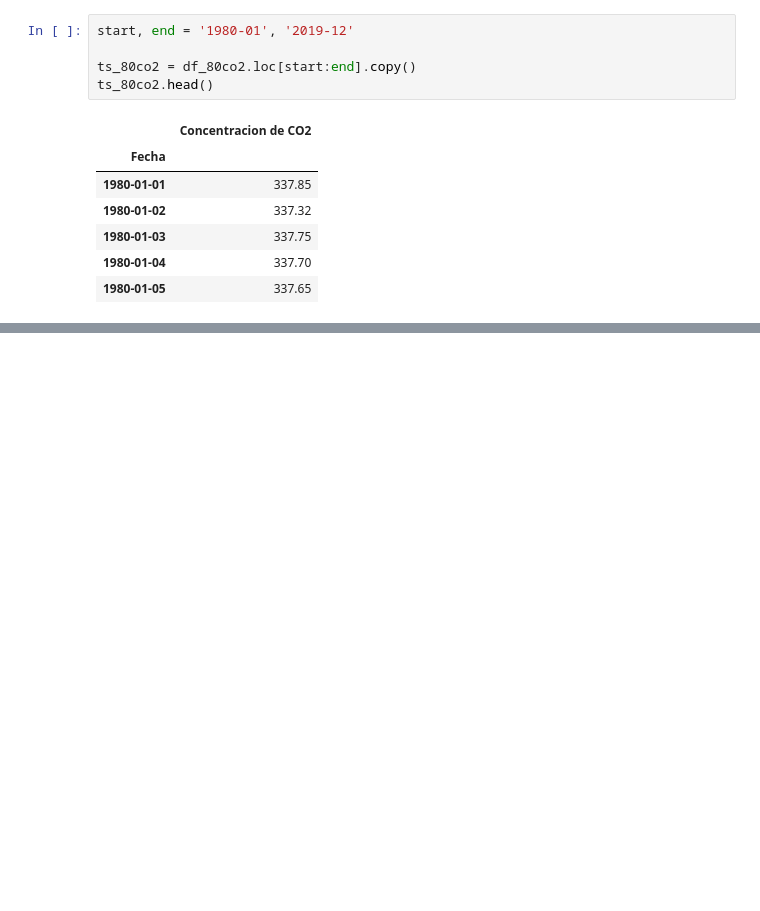
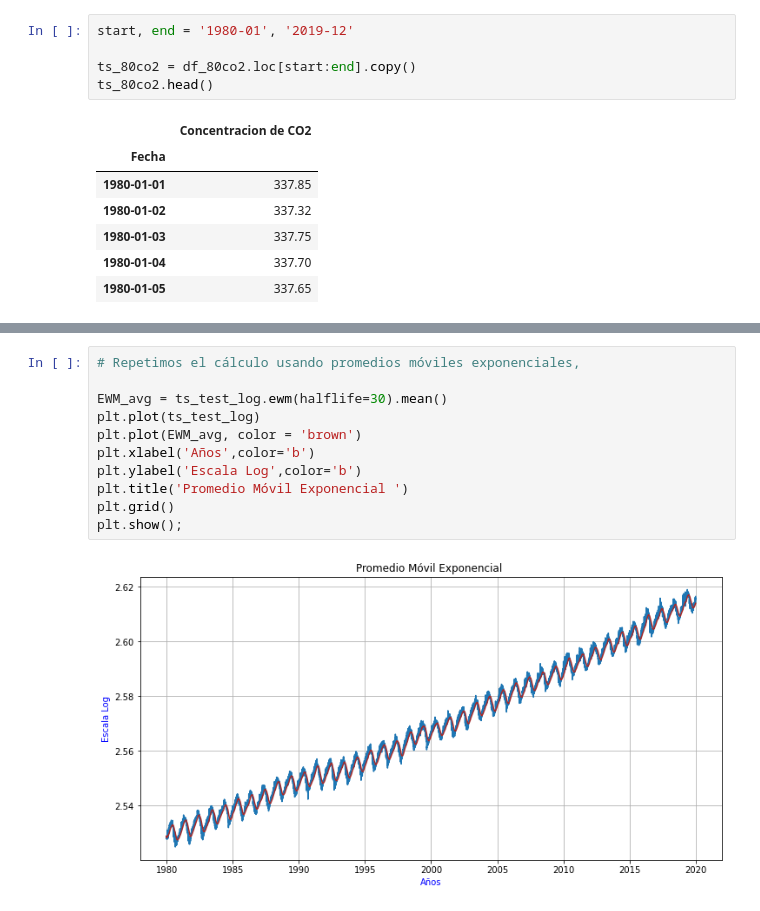
Before and after one commit to RaulACortez/FisicaComputacional1, a Jupyter notebook: FisicaComputacional1/Evaluación1/Evaluación1.ipynb, the cells around one changed output, grey strips where cells are left out. Cells and saved outputs as stored; diff of their text form; blank space fills up the shorter version.

```diff
--- a/FisicaComputacional1/Evaluación1/Evaluación1.ipynb
+++ b/FisicaComputacional1/Evaluación1/Evaluación1.ipynb
@@ -195,0 +262,13 @@ MissingDataError: ignored
+# %%
+# Repetimos el cálculo usando promedios móviles exponenciales,
+
+EWM_avg = ts_test_log.ewm(halflife=30).mean()
+plt.plot(ts_test_log)
+plt.plot(EWM_avg, color = 'brown')
+plt.xlabel('Años',color='b')
+plt.ylabel('Escala Log',color='b')
+plt.title('Promedio Móvil Exponencial ')
+plt.grid()
+plt.show();
+# %% [output]
+[figure, added]
```
Also changed, not shown: parts of 17 cells of this notebook.
